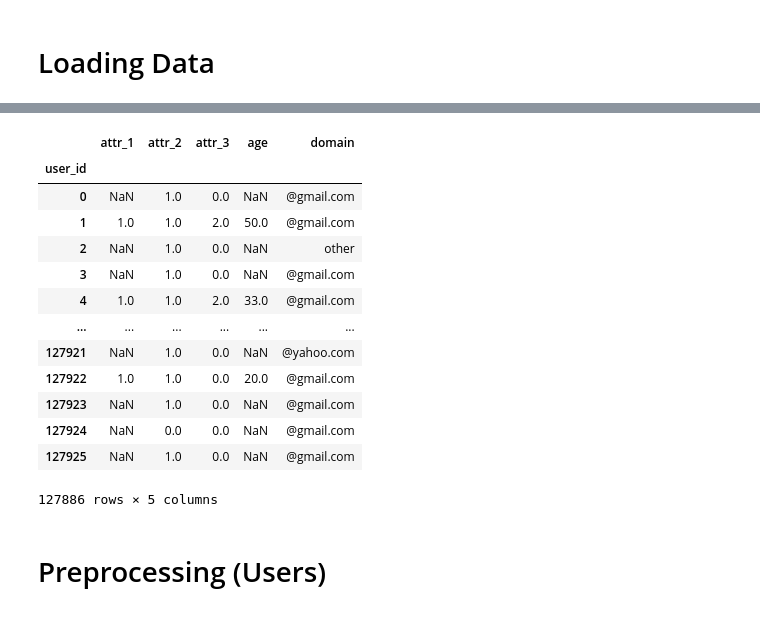
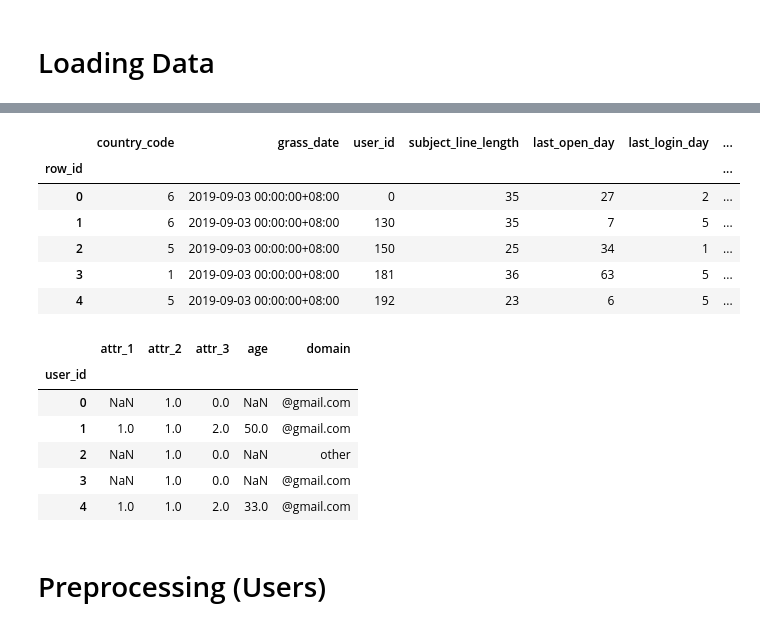
Before and after one commit to alloystory/shopee_code_league, a Jupyter notebook: 8_marketing_analytics/Untitled.ipynb, the cells around one changed output, grey strips where cells are left out. Cells and saved outputs as stored; diff of their text form; code cells hidden in the pictures.

```diff
--- a/8_marketing_analytics/Untitled.ipynb
+++ b/8_marketing_analytics/Untitled.ipynb
@@ -76,22 +45,27 @@ test_df
+# %%
+test_df = pd.read_csv("./data/test.csv")
+test_df = test_df.set_index("row_id")
+test_df.head()
+# %% [output]
+|  | country_code | grass_date | user_id | subject_line_length | last_open_day | last_login_day | ... |
+| row_id |  |  |  |  |  |  | ... |
+| 0 | 6 | 2019-09-03 00:00:00+08:00 | 0 | 35 | 27 | 2 | ... |
+| 1 | 6 | 2019-09-03 00:00:00+08:00 | 130 | 35 | 7 | 5 | ... |
+| 2 | 5 | 2019-09-03 00:00:00+08:00 | 150 | 25 | 34 | 1 | ... |
+| 3 | 1 | 2019-09-03 00:00:00+08:00 | 181 | 36 | 63 | 5 | ... |
+| 4 | 5 | 2019-09-03 00:00:00+08:00 | 192 | 23 | 6 | 5 | ... |
 # %%
 users_df = pd.read_csv("./data/users.csv")
 users_df = users_df.set_index("user_id")
-users_df
+users_df.head()
 # %% [output]
 |  | attr_1 | attr_2 | attr_3 | age | domain |
 | user_id |  |  |  |  |  |
 | 0 | NaN | 1.0 | 0.0 | NaN | @gmail.com |
 | 1 | 1.0 | 1.0 | 2.0 | 50.0 | @gmail.com |
 | 2 | NaN | 1.0 | 0.0 | NaN | other |
 | 3 | NaN | 1.0 | 0.0 | NaN | @gmail.com |
 | 4 | 1.0 | 1.0 | 2.0 | 33.0 | @gmail.com |
-| ... | ... | ... | ... | ... | ... |
-| 127921 | NaN | 1.0 | 0.0 | NaN | @yahoo.com |
-| 127922 | 1.0 | 1.0 | 0.0 | 20.0 | @gmail.com |
-| 127923 | NaN | 1.0 | 0.0 | NaN | @gmail.com |
-| 127924 | NaN | 0.0 | 0.0 | NaN | @gmail.com |
-| 127925 | NaN | 1.0 | 0.0 | NaN | @gmail.com |
-127886 rows × 5 columns
 # %% [markdown]
 # Preprocessing (Users)
 # %%
```
Also changed, not shown: parts of 26 cells of this notebook, 2 other files.
